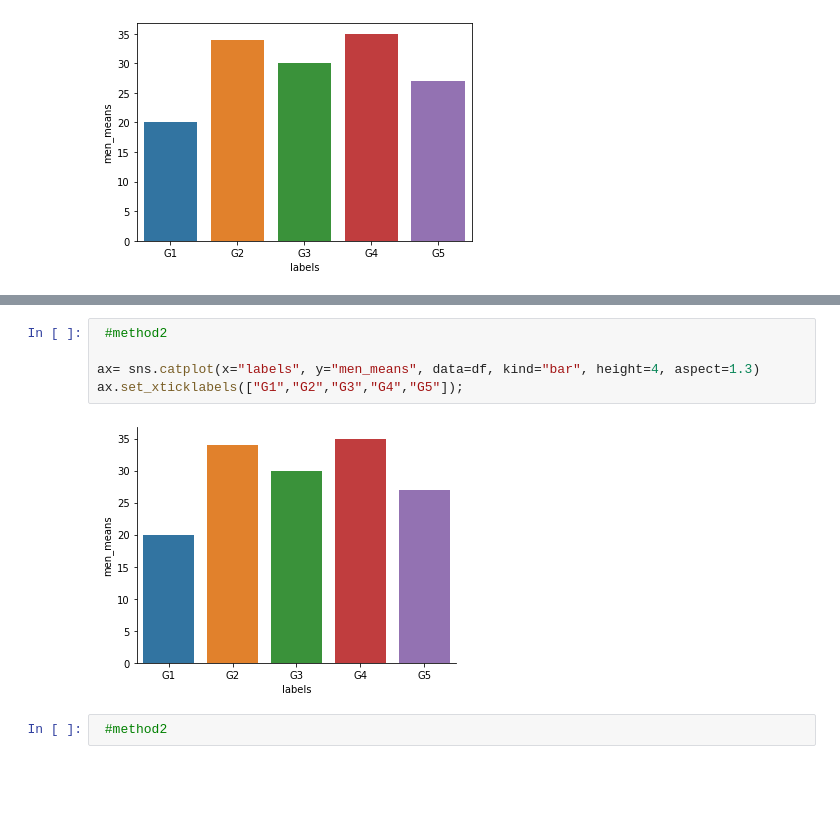
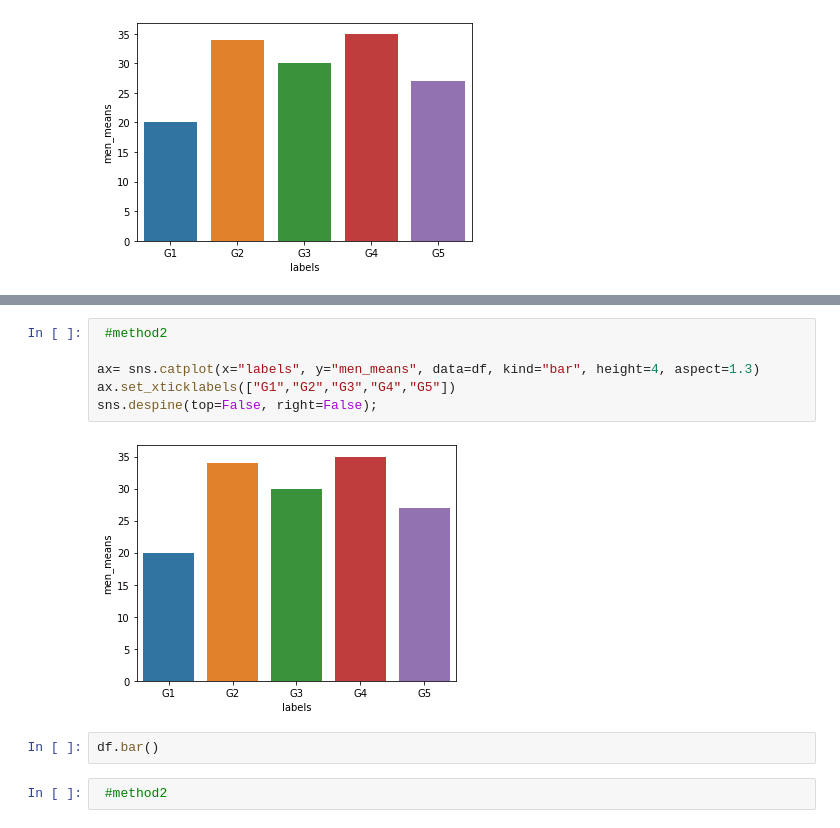
Before and after one commit to ilknurozcelik/DA_TeamWorks, a Jupyter notebook: Week4/week4_DV_İlknur.ipynb, the cells around one changed output, grey strips where cells are left out. Saved outputs shown, nothing was run; the diff lists cells and outputs as text; blank space fills up the shorter version.

```diff
--- a/Week4/week4_DV_İlknur.ipynb
+++ b/Week4/week4_DV_İlknur.ipynb
@@ -77,10 +75,13 @@ ax.set_xticklabels(["G1","G2","G3","G4","G5"]);
 # %%
  #method2
 
 ax= sns.catplot(x="labels", y="men_means", data=df, kind="bar", height=4, aspect=1.3)
-ax.set_xticklabels(["G1","G2","G3","G4","G5"]);
+ax.set_xticklabels(["G1","G2","G3","G4","G5"])
+sns.despine(top=False, right=False);
 # %% [output]
-[figure, old version]
+[figure, new version]
+# %%
+df.bar()
 # %%
  #method2
 # %% [output]
```
Also changed, not shown: parts of 5 cells of this notebook, 1 other file.
